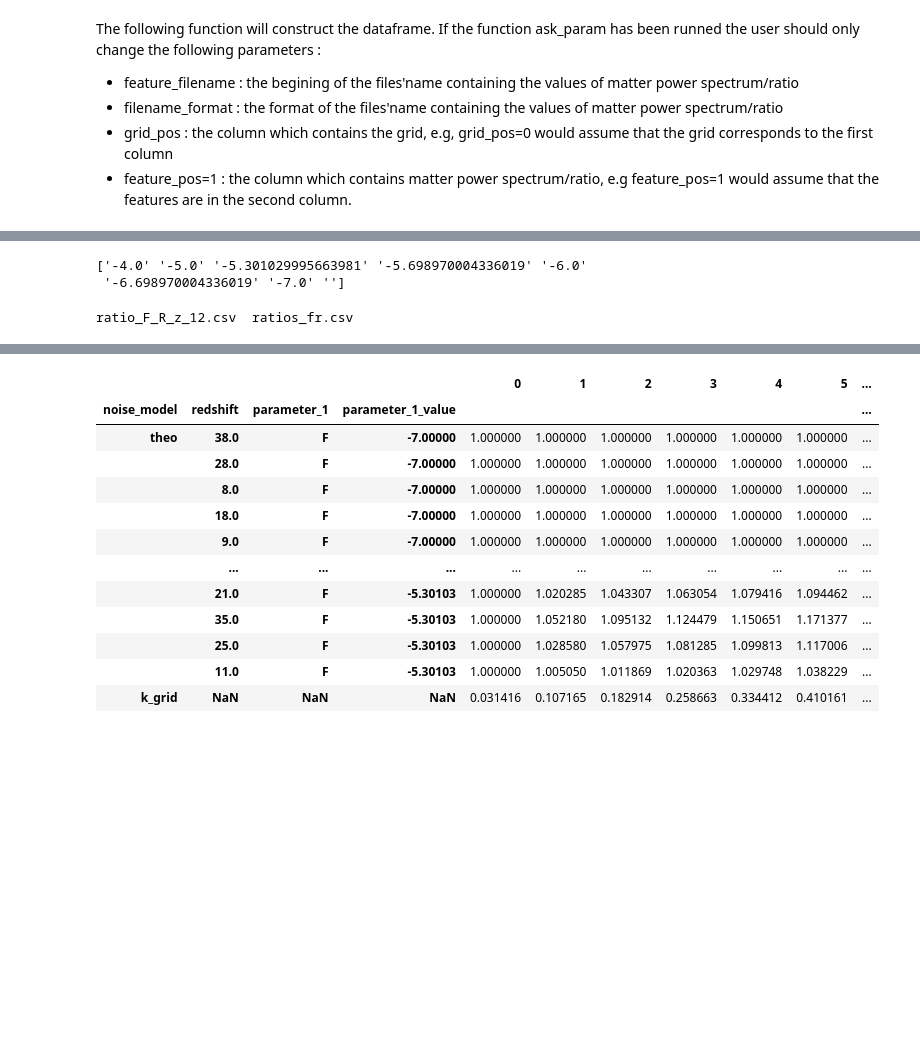
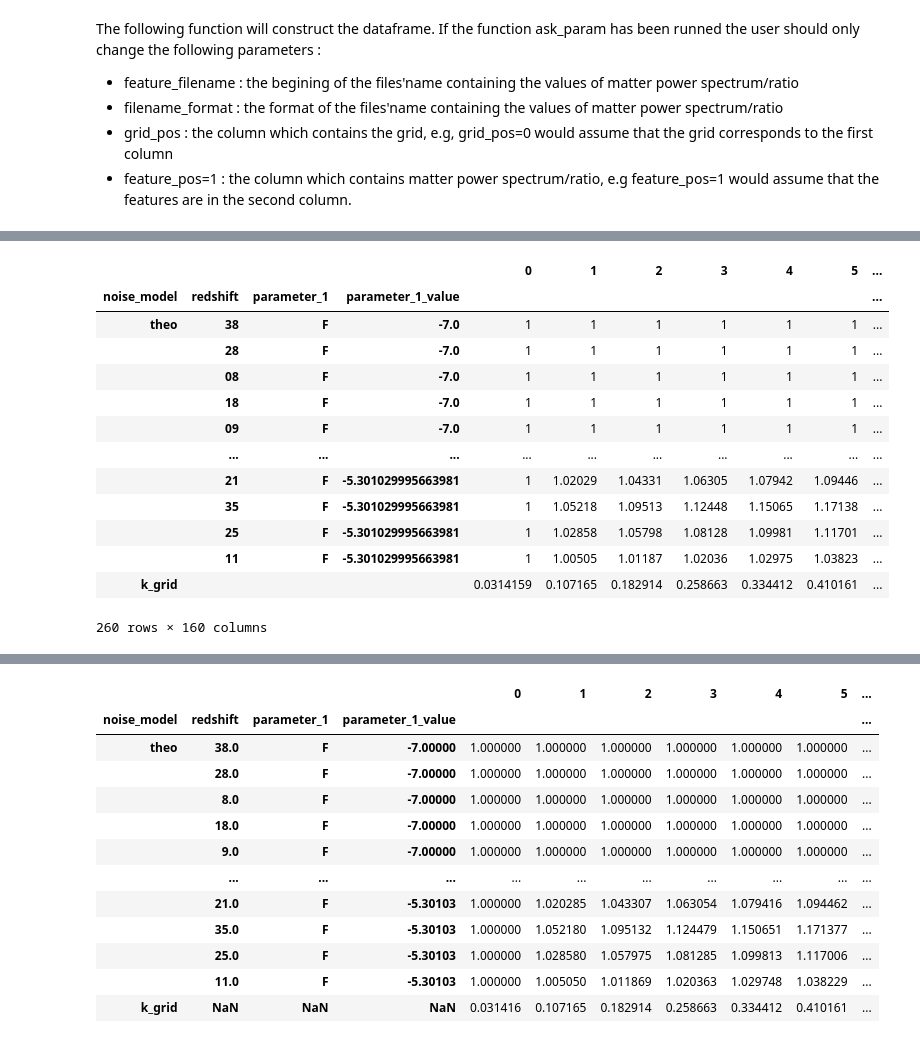
Before and after one commit to santiagocasas/looti-test-public, a Jupyter notebook: notebooks/Read_Files_FR.ipynb, the cells around one changed output, grey strips where cells are left out. Cells and saved outputs as stored; diff of their text form; code cells hidden in the pictures; blank space fills up the shorter version.

```diff
--- a/notebooks/Read_Files_FR.ipynb
+++ b/notebooks/Read_Files_FR.ipynb
@@ -120,6 +199,3 @@ def transform_F_R(x):
     return np.concatenate((np.log10(np.power(x[:len(x)-1],-1)),[x[-1]]))
 # %%
-data_frame = rf.transform_index(data_frame,3,transform_F_R)
+data_frame = rf.transform_index(data,3,transform_F_R)
-# %% [output]
-['-4.0' '-5.0' '-5.301029995663981' '-5.698970004336019' '-6.0'
- '-6.698970004336019' '-7.0' '']
@@ -128,4 +202,17 @@ outputfolder = '../../optimaltransport/fR-ratios-output/'
-# %%
-ls '../../optimaltransport/fR-ratios-output'
-# %% [output]
-ratio_F_R_z_12.csv  ratios_fr.csv
+# %%
+data
+# %% [output]
+|  |  |  |  | 0 | 1 | 2 | 3 | 4 | 5 | ... |
+| noise_model | redshift | parameter_1 | parameter_1_value |  |  |  |  |  |  | ... |
+| theo | 38 | F | -7.0 | 1 | 1 | 1 | 1 | 1 | 1 | ... |
+|  | 28 | F | -7.0 | 1 | 1 | 1 | 1 | 1 | 1 | ... |
+|  | 08 | F | -7.0 | 1 | 1 | 1 | 1 | 1 | 1 | ... |
+|  | 18 | F | -7.0 | 1 | 1 | 1 | 1 | 1 | 1 | ... |
+|  | 09 | F | -7.0 | 1 | 1 | 1 | 1 | 1 | 1 | ... |
+|  | ... | ... | ... | ... | ... | ... | ... | ... | ... | ... |
+|  | 21 | F | -5.301029995663981 | 1 | 1.02029 | 1.04331 | 1.06305 | 1.07942 | 1.09446 | ... |
+|  | 35 | F | -5.301029995663981 | 1 | 1.05218 | 1.09513 | 1.12448 | 1.15065 | 1.17138 | ... |
+|  | 25 | F | -5.301029995663981 | 1 | 1.02858 | 1.05798 | 1.08128 | 1.09981 | 1.11701 | ... |
+|  | 11 | F | -5.301029995663981 | 1 | 1.00505 | 1.01187 | 1.02036 | 1.02975 | 1.03823 | ... |
+| k_grid |  |  |  | 0.0314159 | 0.107165 | 0.182914 | 0.258663 | 0.334412 | 0.410161 | ... |
+260 rows × 160 columns
```
Also changed, not shown: parts of 13 cells of this notebook.
